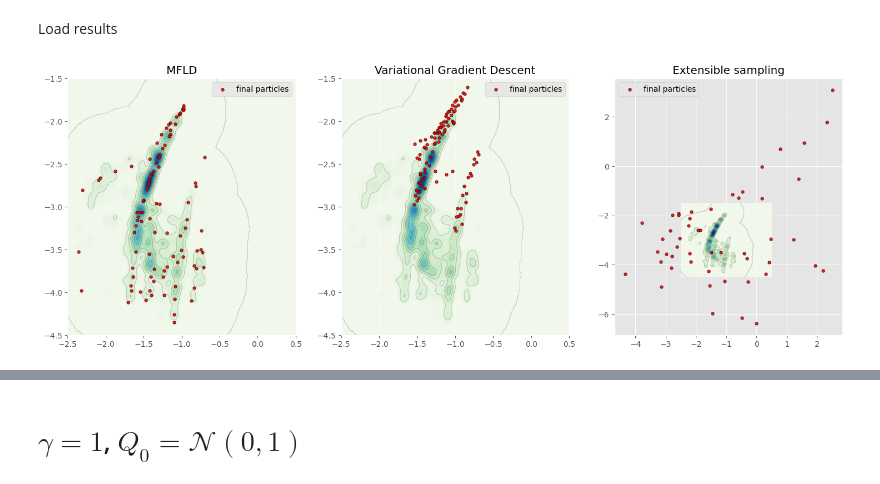
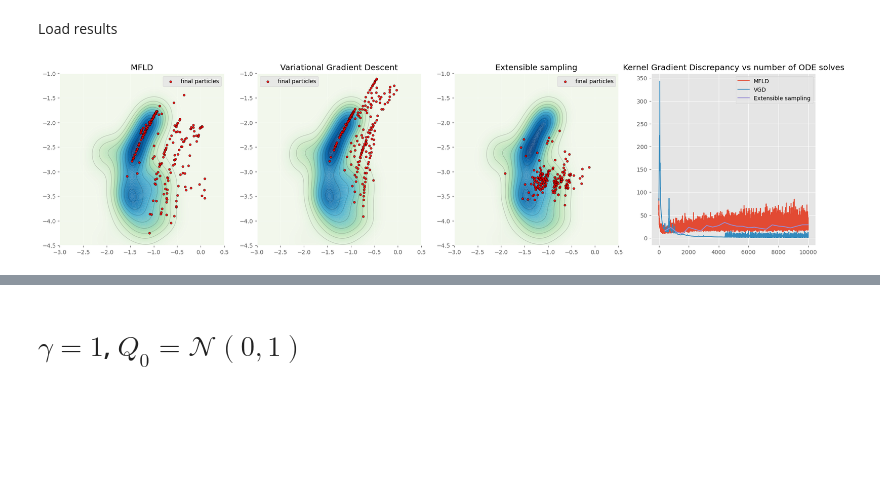
Before and after one commit to congyewang/kgd-code, a Jupyter notebook: pcuq_lotka_volterra.ipynb, the cells around one changed output, grey strips where cells are left out. Saved outputs shown, nothing was run; the diff lists cells and outputs as text; code cells hidden in the pictures; blank space fills up the shorter version.

Commit message:
figure LV

```diff
--- a/pcuq_lotka_volterra.ipynb
+++ b/pcuq_lotka_volterra.ipynb
@@ -325,8 +325,8 @@ M = lambda X,xx : vmap(lambda x: vmap(lambda y: m(x, y))(X))(X)
 dMx = lambda X,xx : vmap(lambda x: vmap(lambda y: dmx(x, y))(X))(X)
 
 G_SVGD = GeneralizedSVGD(q_0,L,k,M,dMx,gradL=gradL,grad_log_q0=grad_log_q0)
-n = 100
-T = 1000
+n = 200
+T = 10000
 eta = 1e-3
 
 #all_particles_fin = jnp.zeros((len(Sigma_m),n,2))
@@ -335,7 +335,7 @@ rng, key = jrandom.split(key)
 params_init += 1e-3 * jrandom.normal(rng, params_init.shape)
 X0 = params_init
 
-all_particles = G_SVGD.run_particles(eta,T,X0,decrease_step_size = False)
+all_particles = G_SVGD.run_particles(eta,T,X0,optimise_stepsize = True)
     # particles_fin = G_SVGD.run_particles(eta,T,X0,decrease_step_size = True)[-1]
     # all_particles_fin = all_particles_fin.at[s].set(particles_fin)
 # %%
@@ -412,7 +449,7 @@ with open("results_pcuq.pkl", "rb") as g:
 def kde_mfld(x):
     X = results_pcuq_loaded["MFLD contour"]["X_fin"][:,:2]
     n = X.shape[0]
-    h = 1.0 / jnp.sqrt(n)
+    h = 3.0 / jnp.sqrt(n)
 
     diff = (X - x) / h
     sq_dist = jnp.sum(diff**2, axis=1)
@@ -425,12 +462,12 @@ def kde_mfld(x):
 mean = jnp.zeros(2)
 cov = jnp.eye(2) * 2.0
 
-x = jnp.linspace(-2.5, 0.5, 200)
-y = jnp.linspace(-4.5, -1.5, 200)
+x = jnp.linspace(-3.0, 0.5, 200)
+y = jnp.linspace(-4.5, -1.0, 200)
 X, Y = jnp.meshgrid(x, y)
 Z = jnp.array([[kde_mfld(jnp.array([x, y])) for x in x] for y in y])
 
-fig, axes = plt.subplots(1, 3, figsize=(18, 6))
+fig, axes = plt.subplots(1, 4, figsize=(24, 5.5))
 
 for ind, expe in enumerate(list(results_pcuq_loaded.keys())[1:]):
 
@@ -447,31 +484,37 @@ for ind, expe in enumerate(list(results_pcuq_loaded.keys())[1:]):
         X, Y, Z,
         levels=10,
         colors='black',
         linewidths=0.8,
         alpha=0.2
     )
 
     # Points très contrastés
     axes[ind].scatter(
         results_pcuq_loaded[expe]["X_fin"][:, 0],
         results_pcuq_loaded[expe]["X_fin"][:, 1],
         label="final particles",
         c='red',
         edgecolor='black',
         linewidth=0.5,
         s=15,
         alpha=0.9
     )
 
     # axes[ind].set_xlim(-5, 4)
     # axes[ind].set_ylim(-5, 4)
     if expe == "Generalized SVGD":
         axes[ind].set_title("Variational Gradient Descent")
     else:
         axes[ind].set_title(expe)
     axes[ind].legend()
 
+tab_ODE_solved = 20**2 * jnp.arange(1,201)
+axes[3].plot(results_pcuq_loaded["MFLD"]["KGD"][:], label="MFLD")
+axes[3].plot(results_pcuq_loaded["Generalized SVGD"]["KGD_values"][:], label="VGD")
+axes[3].plot(tab_ODE_solved[:25],results_pcuq_loaded["Extensible sampling"]["KGD_values"][:25], label="Extensible sampling")
+axes[3].legend()
+axes[3].set_title("Kernel Gradient Discrepancy vs number of ODE solves")
 
 plt.show()
 # %% [output]
-[figure, old version]
+[figure, new version]
```
Also changed, not shown: parts of 17 cells of this notebook, 5 other files.
